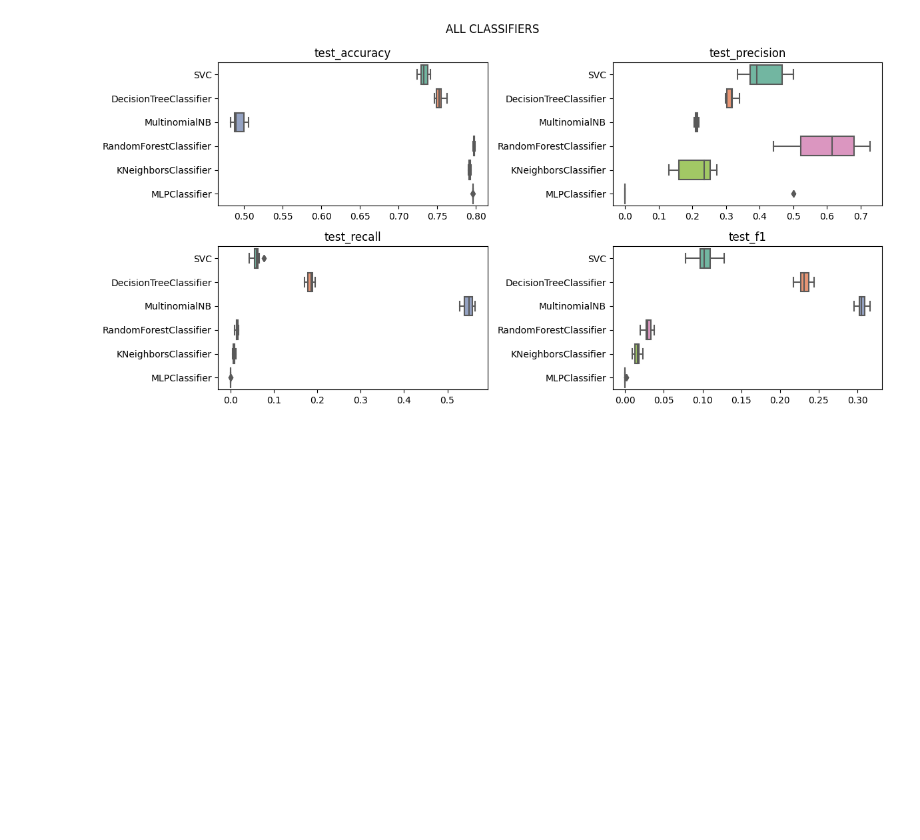
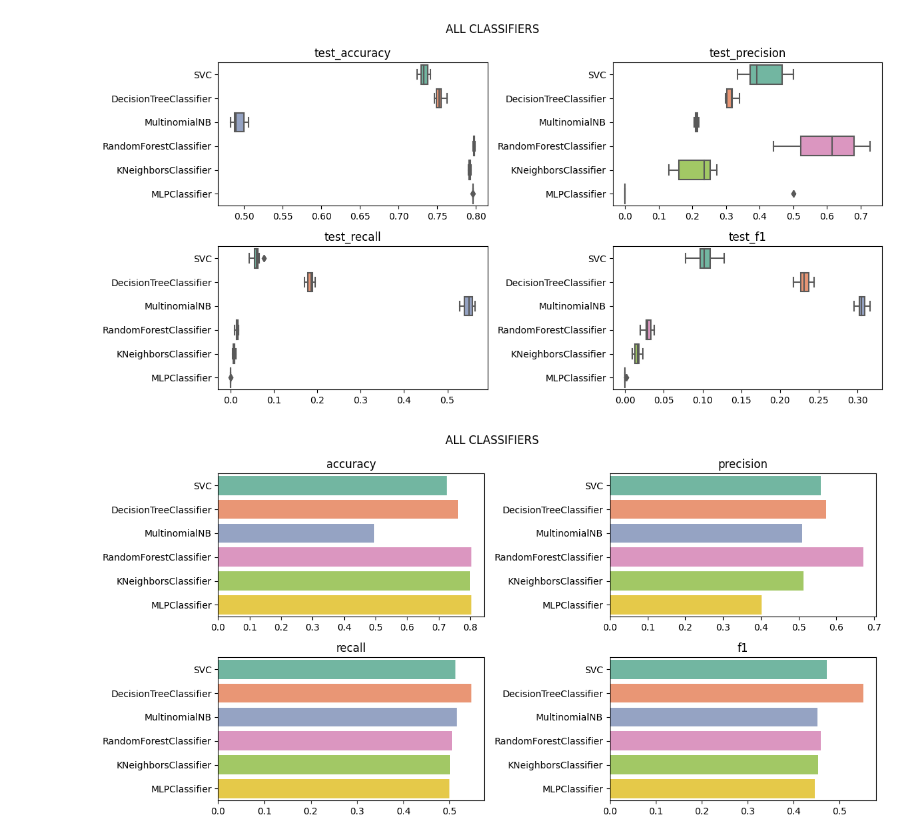
Before and after one commit to anhphuong012/ML_GiuaKi, a Jupyter notebook: GK.ipynb, the cells around one changed output. Drawn from its saved outputs; the diff is of its cells as text; code cells hidden in the pictures; blank space fills up the shorter version.

```diff
--- a/GK.ipynb
+++ b/GK.ipynb
@@ -380,3 +380,24 @@ def build_plots(title):
 build_plots('ALL CLASSIFIERS')
 # %% [output]
 [figure]
+# %%
+clf_names = ['SVC', 'DecisionTreeClassifier', 'MultinomialNB',
+            'RandomForestClassifier', 'KNeighborsClassifier','MLPClassifier']
+score_names = ['accuracy', 'precision', 'recall', 'f1']
+
+def build_plots(title):
+    model_cv_scores = {clf_name: pd.read_csv('data/{}_final_scores.csv'.format(clf_name)) for clf_name in clf_names}
+
+    fig, axs = plt.subplots(2,2, figsize=(12,6))
+
+    for score_name, ax in zip(score_names, axs.flat):
+        score_data = pd.DataFrame({clf_name: model_cv_scores[clf_name][score_name] for clf_name in clf_names})
+        sns.barplot(data=score_data, orient="h", palette="Set2", ax=ax)
+        ax.set_title(score_name)
+
+    fig.suptitle(title)
+    plt.tight_layout()
+
+build_plots('ALL CLASSIFIERS')
+# %% [output]
+[figure, added]
```
Also changed, not shown: parts of 2 cells of this notebook, 1 other file.
